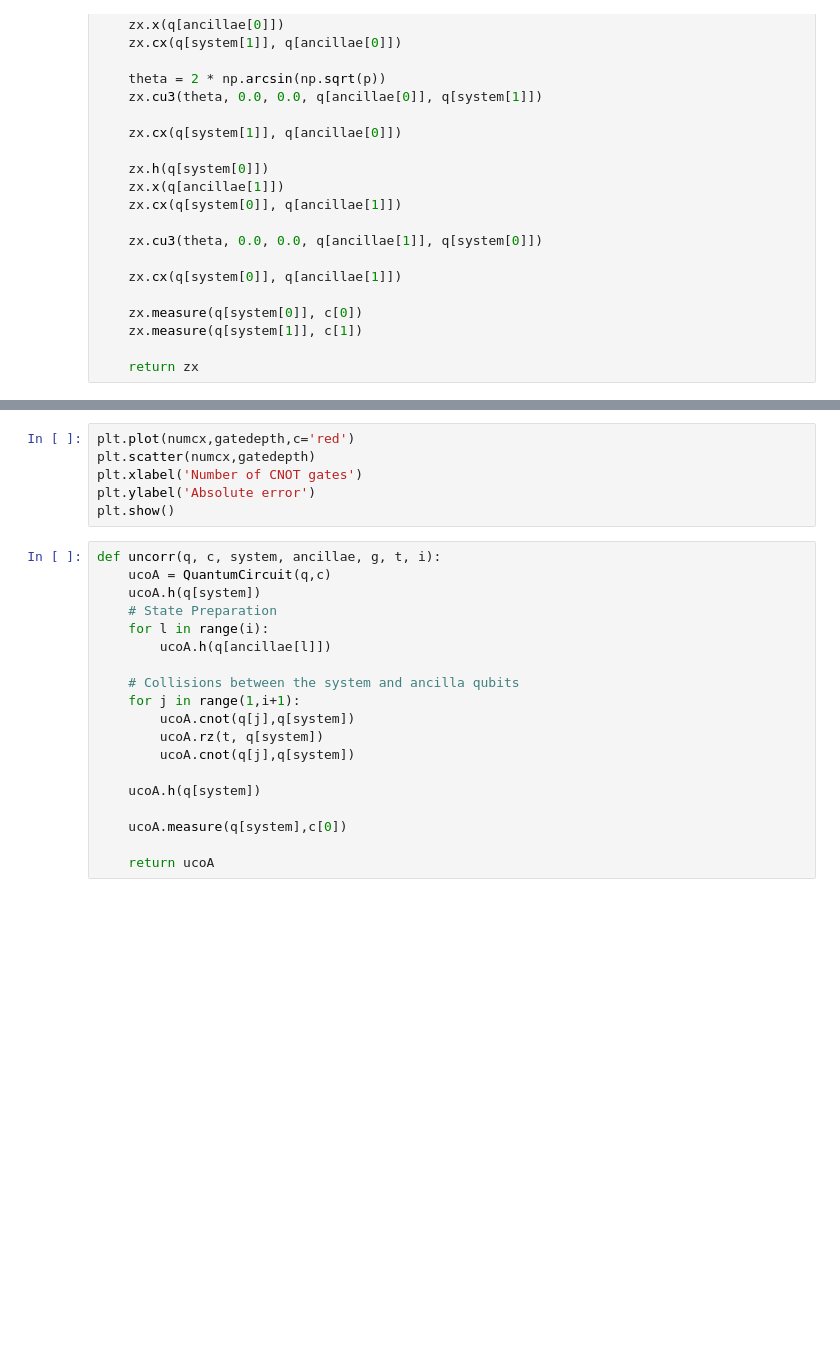
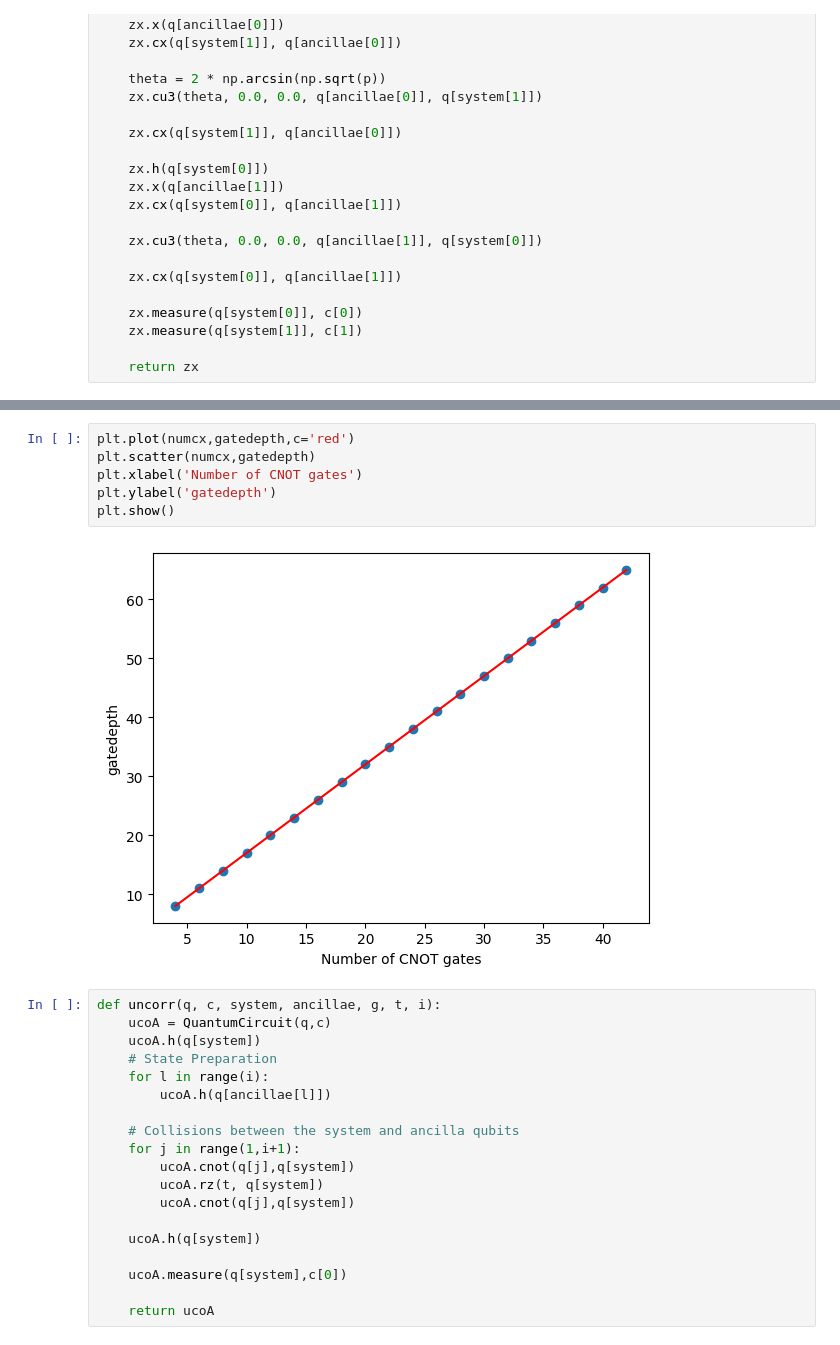
Before and after one commit to JessicaJohnBritto/QOSF_Cohort6, a Jupyter notebook: Results_from_paper/noise_model_ionq.ipynb, the cells around one changed output, grey strips where cells are left out. Cells and saved outputs as stored; diff of their text form; blank space fills up the shorter version.

```diff
--- a/Results_from_paper/noise_model_ionq.ipynb
+++ b/Results_from_paper/noise_model_ionq.ipynb
@@ -297,9 +278,11 @@ plt.show()
 # %%
 plt.plot(numcx,gatedepth,c='red')
 plt.scatter(numcx,gatedepth)
 plt.xlabel('Number of CNOT gates')
-plt.ylabel('Absolute error')
+plt.ylabel('gatedepth')
 plt.show()
+# %% [output]
+[figure, added]
 # %%
 def uncorr(q, c, system, ancillae, g, t, i):
     ucoA = QuantumCircuit(q,c)
```
Also changed, not shown: parts of 8 cells of this notebook.
